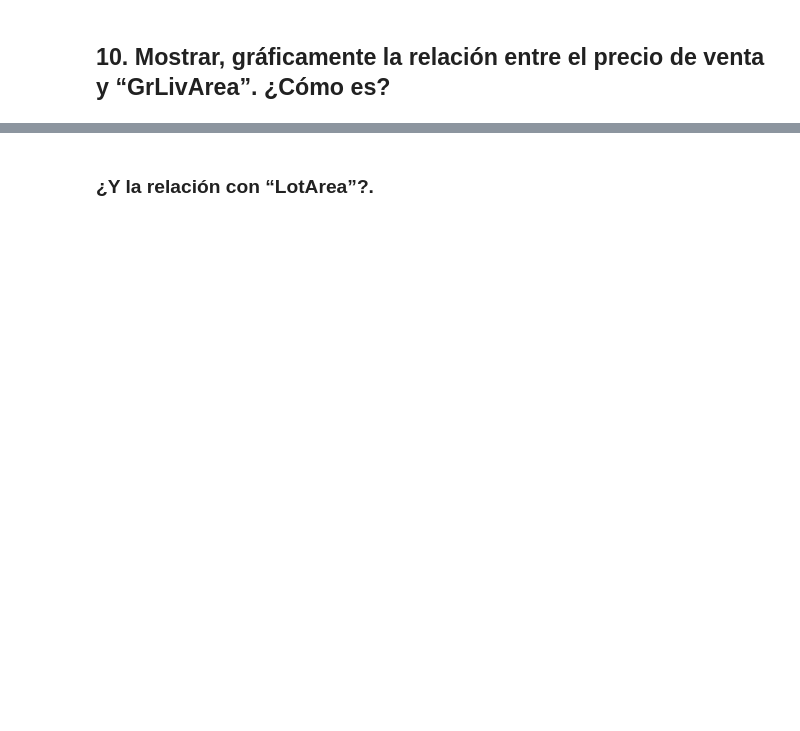
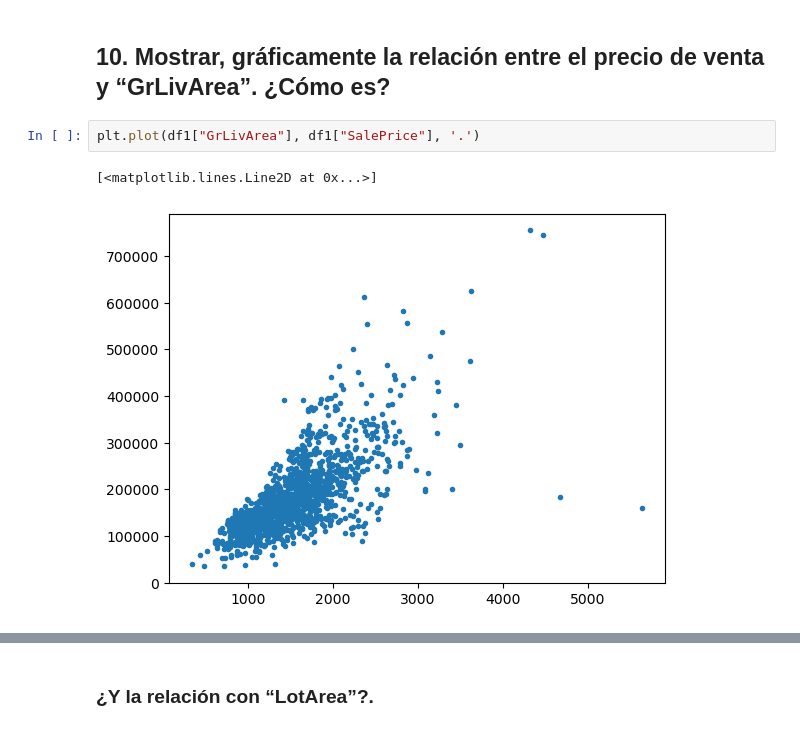
Before and after one commit to amejosecar/ia_dema, a Jupyter notebook: 07_EDA_Exploratory_Data_Analysis/Ejercicio/Planteamiento_Ejercicio_Análisis_preliminar.ipynb, the cells around one changed output, grey strips where cells are left out. Drawn from its saved outputs; the diff is of its cells as text; blank space fills up the shorter version.

```diff
--- a/07_EDA_Exploratory_Data_Analysis/Ejercicio/Planteamiento_Ejercicio_Análisis_preliminar.ipynb
+++ b/07_EDA_Exploratory_Data_Analysis/Ejercicio/Planteamiento_Ejercicio_Análisis_preliminar.ipynb
@@ -363,2 +371,7 @@ Sesgada a la izquierda
 # %% [markdown]
 ## 10. Mostrar, gráficamente la relación entre el precio de venta y “GrLivArea”. ¿Cómo es?
+# %%
+plt.plot(df1["GrLivArea"], df1["SalePrice"], '.')
+# %% [output]
+[<matplotlib.lines.Line2D at 0x...>]
+[figure, added]
```
Also changed, not shown: parts of 24 cells of this notebook, 23 other files.
